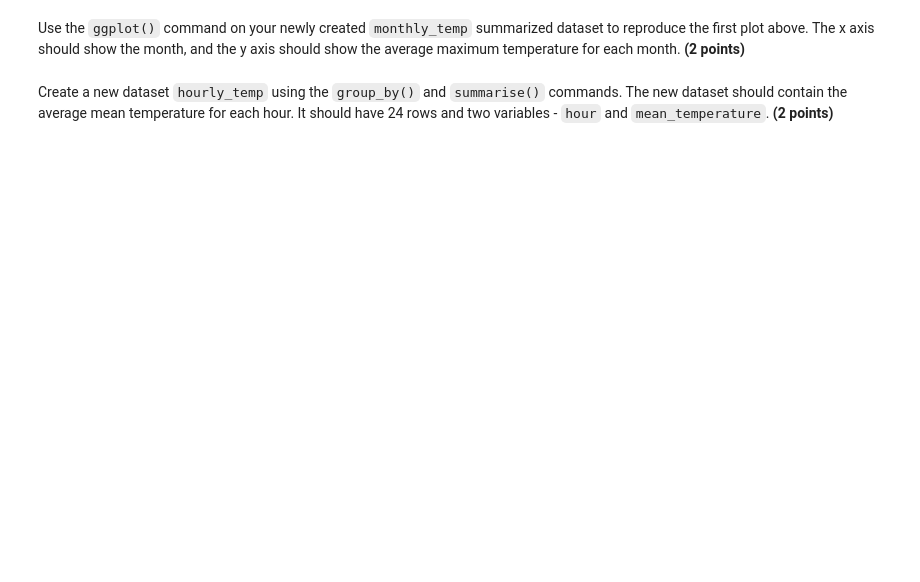
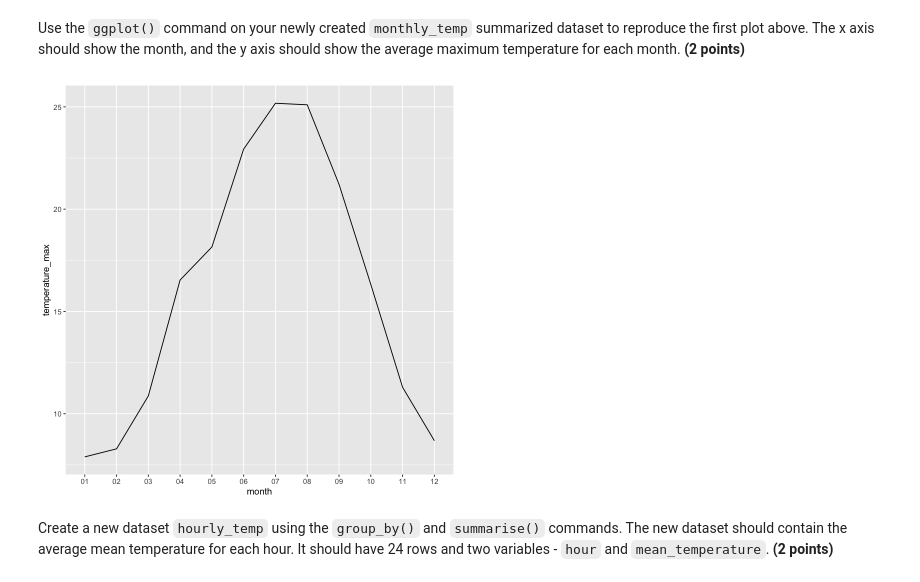
Before and after one commit to cbalde-uzh/baldenweg_DSP_S21, a Jupyter notebook: Homework2.ipynb, the cells around one changed output. Drawn from its saved outputs; the diff is of its cells as text; code cells hidden in the pictures; blank space fills up the shorter version.

```diff
--- a/Homework2.ipynb
+++ b/Homework2.ipynb
@@ -297,5 +337,7 @@ nrow(weatherALL)
 # %% [markdown]
 Use the `spread()` command to transform the dataset such that the mean, maximum, and minimum temperatures are in separate columns **(2 points)**:
 # %%
-weatherALL %>% spread(key = temperature_type, value = temperature)
+weather_temp<-weatherALL %>%
+spread(key = temperature_type, value = temperature)
+summary(weather_temp)
 # %% [output]
@@ -311,10 +359,10 @@ and use the `substr()` command to extract the relevant information for each colu
 
 If you need help understanding the `substr()` command, [read this](https://stat.ethz.ch/R-manual/R-devel/library/base/html/substr.html)  **(2 points)**:
 # %%
-weatherALL$year <- substr(weatherALL$timestamp, 1, 4)
-weatherALL$month <- substr(weatherALL$timestamp, 5, 6)
-weatherALL$day <- substr(weatherALL$timestamp, 7, 8)
-weatherALL$hour <- substr(weatherALL$timestamp, 10, 13) # extract and fill four columns with the correct title
+weather_temp$year <- substr(weather_temp$timestamp, 1, 4)
+weather_temp$month <- substr(weather_temp$timestamp, 5, 6)
+weather_temp$day <- substr(weather_temp$timestamp, 7, 8)
+weather_temp$hour <- substr(weather_temp$timestamp, 10, 13)
 
-head(weatherALL) # check if they're here
+str(weather_temp)
 # %% [output]
@@ -330,8 +378,9 @@ A data.frame: 6 × 7
 # %% [markdown]
 Create a new dataset `monthly_temp` using the `group_by()` and `summarise()` commands (see Tutorial 2, Section 5). The new dataset should contain the average maximum temperature for each month. It should have 12 rows and two variables - `month` and `max_temperature`. **(2 points)**
 # %%
-monthly_temp<- weatherALL
+monthly_temp<- weather_temp
 monthly_mean_max_temp <- monthly_temp  %>%
     group_by(month)  %>%
     summarise(temperature_max = mean(temperature_max))
+monthly_mean_max_temp
 # %% [output]
@@ -339,10 +402,9 @@ ERROR: Error in monthly_temp %>% group_by(month) %>% summarise(temperature_max =
 # %% [markdown]
 Use the `ggplot()` command on your newly created `monthly_temp` summarized dataset to reproduce the first plot above. The x axis should show the month, and the y axis should show the average maximum temperature for each month. **(2 points)**
 # %%
-install.packages("ggplot2")
-library(ggplot2)
-
-ggplot(monthly_mean_max_temp, aes(x = month, y =temperature_max))+  geom_point()
+ggplot(monthly_mean_max_temp, aes(x = month, y =temperature_max, group =1))+  geom_line()
+# %% [output]
+[figure, added]
 # %% [markdown]
 Create a new dataset `hourly_temp` using the `group_by()` and `summarise()` commands. The new dataset should contain the average mean temperature for each hour. It should have 24 rows and two variables - `hour` and `mean_temperature`. **(2 points)**
 # %%
```
Also changed, not shown: parts of 15 cells of this notebook.
